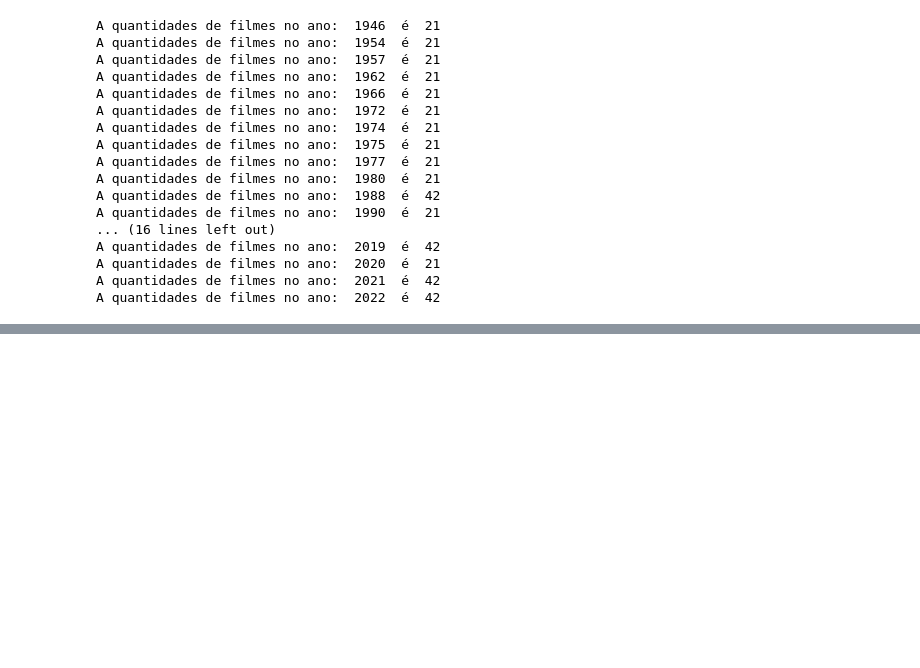
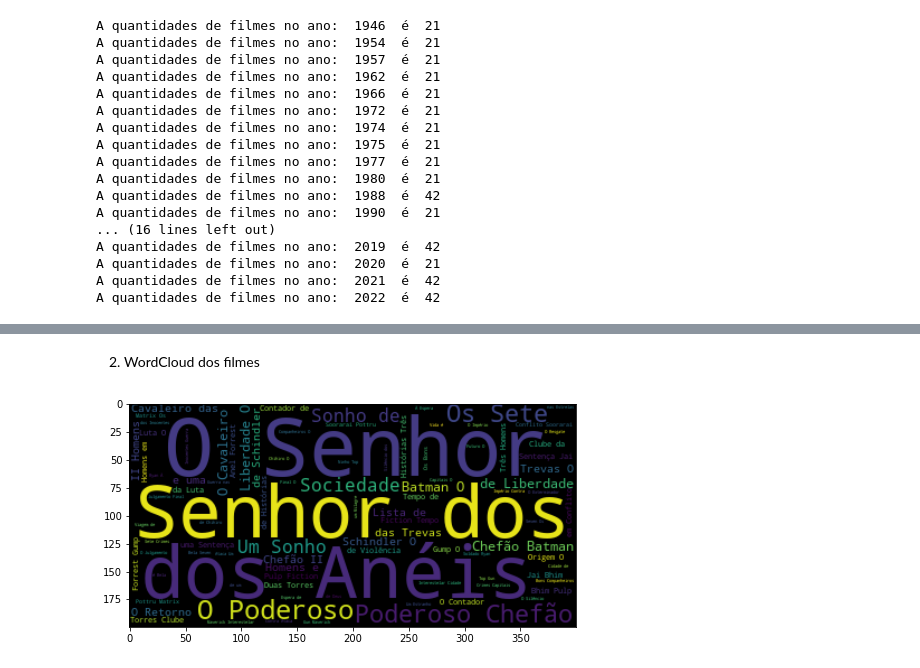
Before and after one commit to petrolau/ciencia-de-dados, a Jupyter notebook: Scrapper/Analysis.ipynb, the cells around one changed output, grey strips where cells are left out. Cells and saved outputs as stored; diff of their text form; code cells hidden in the pictures; blank space fills up the shorter version.

```diff
--- a/Scrapper/Analysis.ipynb
+++ b/Scrapper/Analysis.ipynb
@@ -343,0 +394,12 @@ A quantidades de filmes no ano:  2022  é  42
+# %% [markdown]
+2. WordCloud dos filmes
+# %%
+from wordcloud import WordCloud
+%matplotlib inline
+movies = ' '.join([x for x in df_imdb_movies['Name of movie']])
+word_cloud = WordCloud().generate(movies)
+plt.figure(figsize=(8,8))
+plt.imshow(word_cloud, interpolation="bilinear")
+plt.show()
+# %% [output]
+[figure, added]
```
Also changed, not shown: parts of 35 cells of this notebook.
